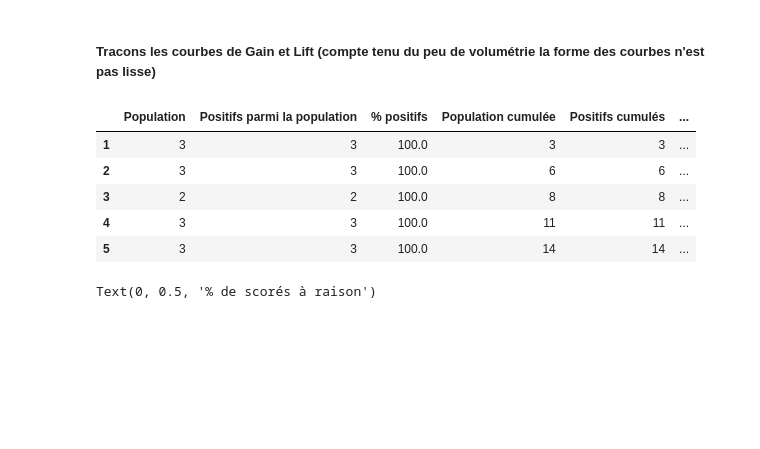
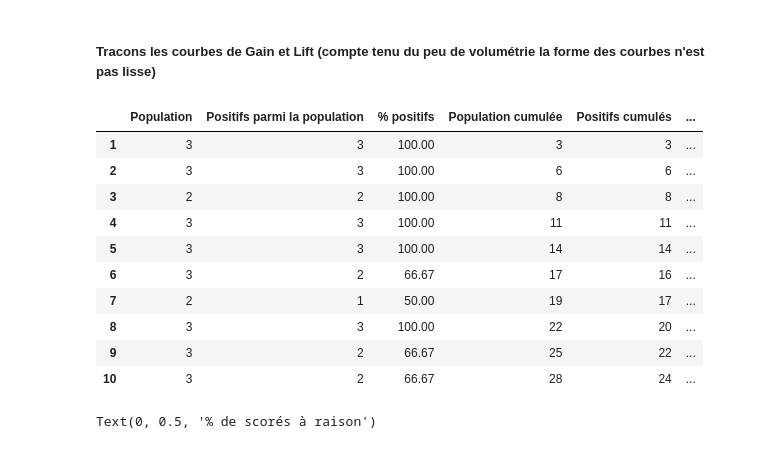
Before and after one commit to wil0u/python-formation-3, a Jupyter notebook: notebooks/Tuto_CoursMLPython_ClassificationAlcool.ipynb, the cells around one changed output. Saved outputs shown, nothing was run; the diff lists cells and outputs as text; code cells hidden in the pictures; blank space fills up the shorter version.

```diff
--- a/notebooks/Tuto_CoursMLPython_ClassificationAlcool.ipynb
+++ b/notebooks/Tuto_CoursMLPython_ClassificationAlcool.ipynb
@@ -445,15 +468,20 @@ auc= 0.7536656891495601
 # %%
 from modules.fonctions_metrics import CAP_table, lift
 # %%
-table_lift = CAP_table(pd.Series(probas_train,index=y_train.index), y_train,stepsize = 1, n=100)
-table_lift.head()
+table_lift = CAP_table(pd.Series(probas_train,index=y_train.index), y_train,stepsize = 1, n=10)
+table_lift
 # %% [output]
 |  | Population | Positifs parmi la population | % positifs | Population cumulée | Positifs cumulés | ... |
-| 1 | 3 | 3 | 100.0 | 3 | 3 | ... |
-| 2 | 3 | 3 | 100.0 | 6 | 6 | ... |
-| 3 | 2 | 2 | 100.0 | 8 | 8 | ... |
-| 4 | 3 | 3 | 100.0 | 11 | 11 | ... |
-| 5 | 3 | 3 | 100.0 | 14 | 14 | ... |
+| 1 | 3 | 3 | 100.00 | 3 | 3 | ... |
+| 2 | 3 | 3 | 100.00 | 6 | 6 | ... |
+| 3 | 2 | 2 | 100.00 | 8 | 8 | ... |
+| 4 | 3 | 3 | 100.00 | 11 | 11 | ... |
+| 5 | 3 | 3 | 100.00 | 14 | 14 | ... |
+| 6 | 3 | 2 | 66.67 | 17 | 16 | ... |
+| 7 | 2 | 1 | 50.00 | 19 | 17 | ... |
+| 8 | 3 | 3 | 100.00 | 22 | 20 | ... |
+| 9 | 3 | 2 | 66.67 | 25 | 22 | ... |
+| 10 | 3 | 2 | 66.67 | 28 | 24 | ... |
 # %%
 plt.plot(table_lift['% positifs cumulés sur le total des positifs'], label="Mon Modèle")
 plt.plot([0, 100], [0, 100], c = 'r', linestyle = '--', label = 'Modèle aléatoire')
```
Also changed, not shown: parts of 12 cells of this notebook, 5 other files.
